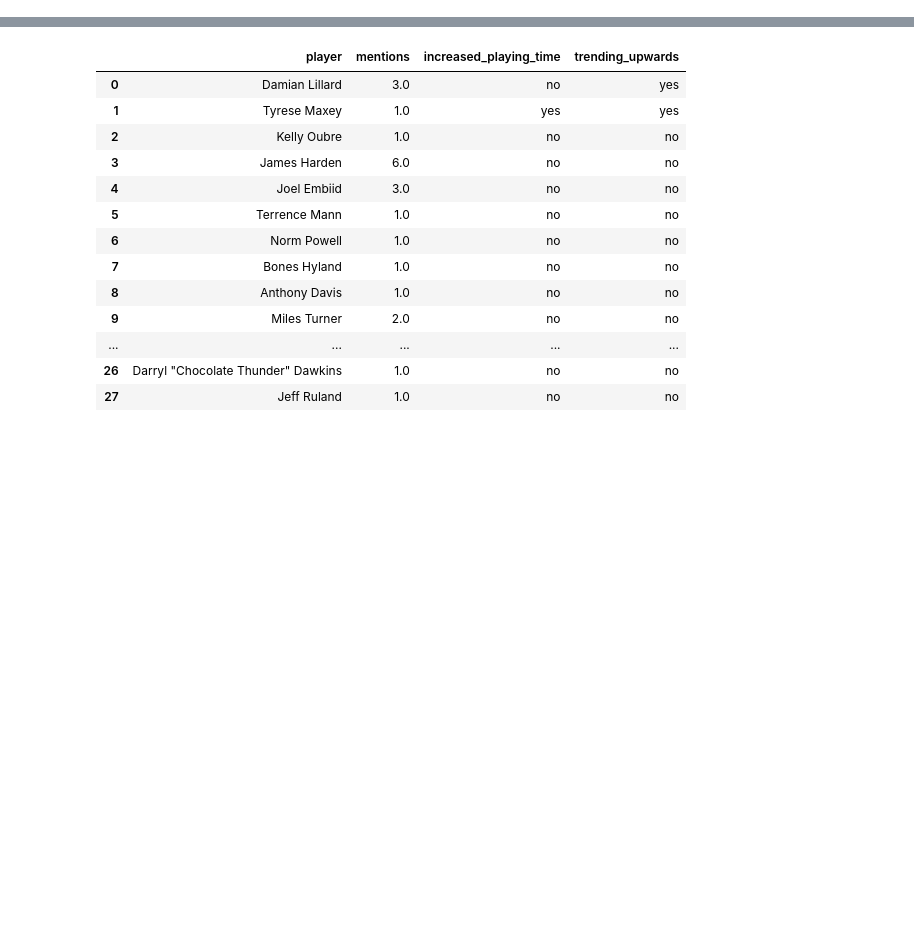
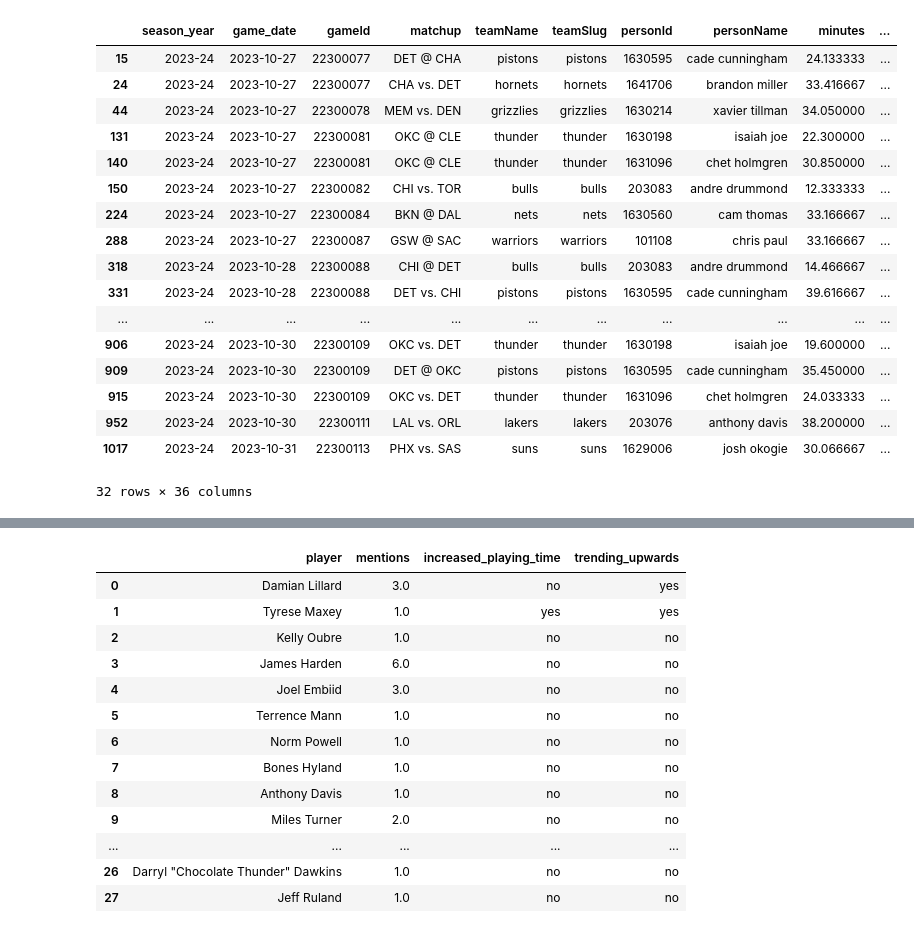
Before and after one commit to patcao/FantasyPodcastInsights, a Jupyter notebook: notebooks/LLM-Call-Test.ipynb, the cells around one changed output, grey strips where cells are left out. Saved outputs shown, nothing was run; the diff lists cells and outputs as text; code cells hidden in the pictures; blank space fills up the shorter version.

```diff
--- a/notebooks/LLM-Call-Test.ipynb
+++ b/notebooks/LLM-Call-Test.ipynb
@@ -190,0 +311,21 @@ df
+# %%
+m[~m.player.isnull()]
+# %% [output]
+|  | season_year | game_date | gameId | matchup | teamName | teamSlug | personId | personName | minutes | ... |
+| 15 | 2023-24 | 2023-10-27 | 22300077 | DET @ CHA | pistons | pistons | 1630595 | cade cunningham | 24.133333 | ... |
+| 24 | 2023-24 | 2023-10-27 | 22300077 | CHA vs. DET | hornets | hornets | 1641706 | brandon miller | 33.416667 | ... |
+| 44 | 2023-24 | 2023-10-27 | 22300078 | MEM vs. DEN | grizzlies | grizzlies | 1630214 | xavier tillman | 34.050000 | ... |
+| 131 | 2023-24 | 2023-10-27 | 22300081 | OKC @ CLE | thunder | thunder | 1630198 | isaiah joe | 22.300000 | ... |
+| 140 | 2023-24 | 2023-10-27 | 22300081 | OKC @ CLE | thunder | thunder | 1631096 | chet holmgren | 30.850000 | ... |
+| 150 | 2023-24 | 2023-10-27 | 22300082 | CHI vs. TOR | bulls | bulls | 203083 | andre drummond | 12.333333 | ... |
+| 224 | 2023-24 | 2023-10-27 | 22300084 | BKN @ DAL | nets | nets | 1630560 | cam thomas | 33.166667 | ... |
+| 288 | 2023-24 | 2023-10-27 | 22300087 | GSW @ SAC | warriors | warriors | 101108 | chris paul | 33.166667 | ... |
+| 318 | 2023-24 | 2023-10-28 | 22300088 | CHI @ DET | bulls | bulls | 203083 | andre drummond | 14.466667 | ... |
+| 331 | 2023-24 | 2023-10-28 | 22300088 | DET vs. CHI | pistons | pistons | 1630595 | cade cunningham | 39.616667 | ... |
+| ... | ... | ... | ... | ... | ... | ... | ... | ... | ... | ... |
+| 906 | 2023-24 | 2023-10-30 | 22300109 | OKC vs. DET | thunder | thunder | 1630198 | isaiah joe | 19.600000 | ... |
+| 909 | 2023-24 | 2023-10-30 | 22300109 | DET @ OKC | pistons | pistons | 1630595 | cade cunningham | 35.450000 | ... |
+| 915 | 2023-24 | 2023-10-30 | 22300109 | OKC vs. DET | thunder | thunder | 1631096 | chet holmgren | 24.033333 | ... |
+| 952 | 2023-24 | 2023-10-30 | 22300111 | LAL vs. ORL | lakers | lakers | 203076 | anthony davis | 38.200000 | ... |
+| 1017 | 2023-24 | 2023-10-31 | 22300113 | PHX vs. SAS | suns | suns | 1629006 | josh okogie | 30.066667 | ... |
+32 rows × 36 columns
```
Also changed, not shown: parts of 26 cells of this notebook, 6 other files.
